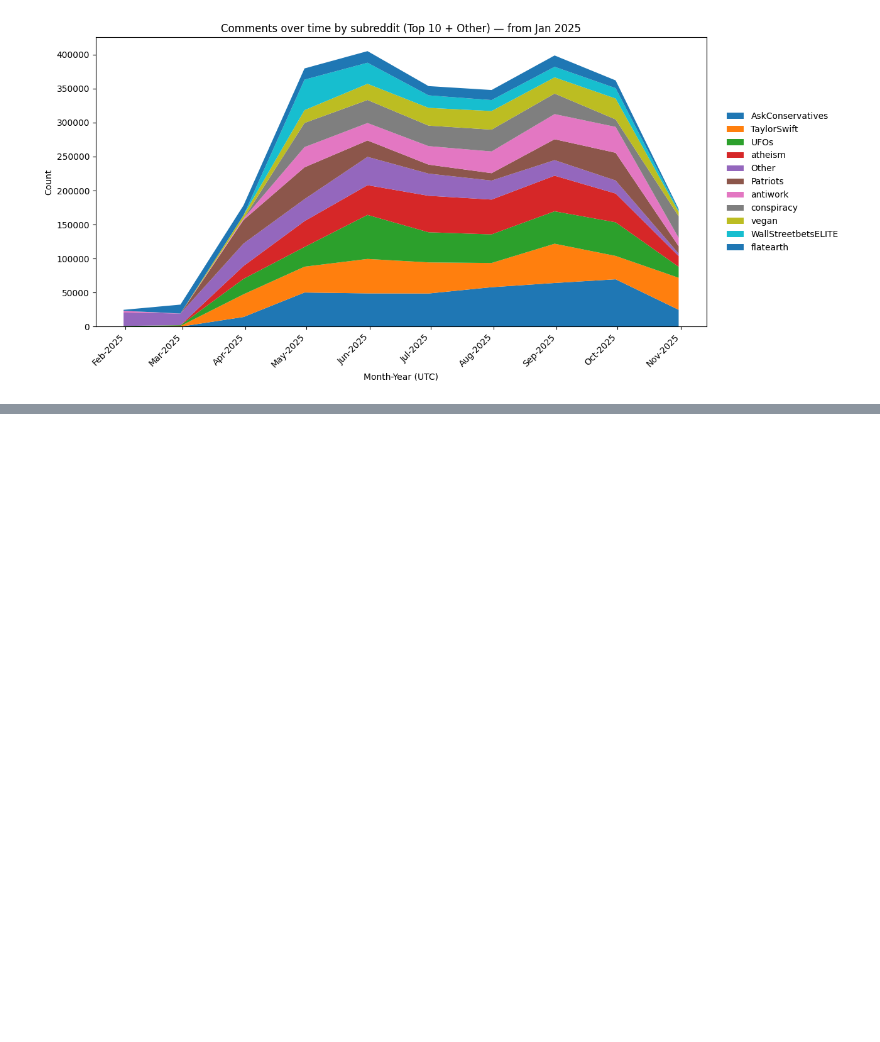
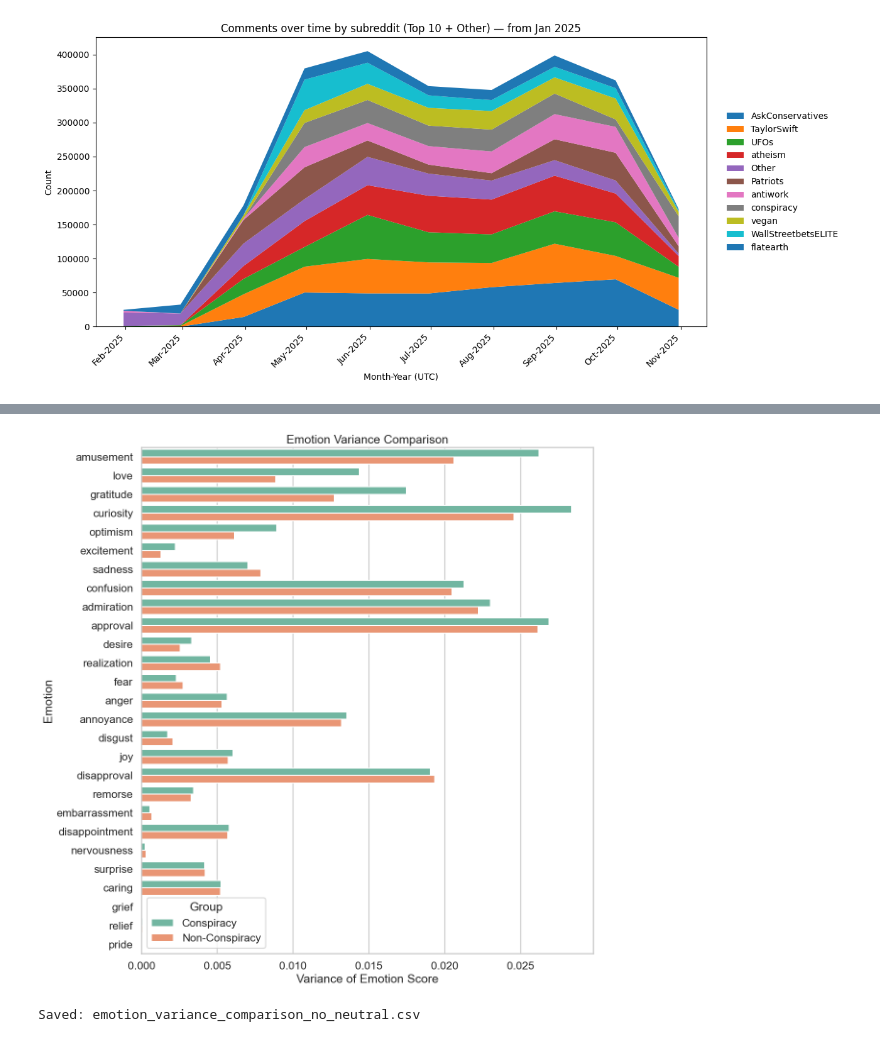
Before and after one commit to EdgeResearch/EC2Vec_experiments, a Jupyter notebook: NLDB2026_consp2vecD_dataset.ipynb, the cells around one changed output, grey strips where cells are left out. Cells and saved outputs as stored; diff of their text form; code cells hidden in the pictures; blank space fills up the shorter version.

```diff
--- a/NLDB2026_consp2vecD_dataset.ipynb
+++ b/NLDB2026_consp2vecD_dataset.ipynb
@@ -703,0 +955,67 @@ print(conspiracy_sentiment/len(conspiracy))
+# %%
+import pandas as pd
+import seaborn as sns
+import matplotlib.pyplot as plt
+
+sns.set(style="whitegrid", context="talk")
+
+# Copia dataframe
+df_c = emotions_conspiracy.copy()
+df_n = emotions_non_conspiracy.copy()
+
+# Selezione colonne comuni (escludo id e neutral)
+cols_c = {c for c in df_c.columns if c not in ["id", "neutral"]}
+cols_n = {c for c in df_n.columns if c not in ["id", "neutral"]}
+emotion_cols = sorted(list(cols_c.intersection(cols_n)))
+
+# Conversione a numerico
+df_c[emotion_cols] = df_c[emotion_cols].apply(pd.to_numeric, errors="coerce")
+df_n[emotion_cols] = df_n[emotion_cols].apply(pd.to_numeric, errors="coerce")
+
+# Calcolo varianze
+var_c = df_c[emotion_cols].var()
+var_n = df_n[emotion_cols].var()
+
+# DataFrame comparativo
+comp = pd.DataFrame({
+    "Emotion": emotion_cols,
+    "Conspiracy": var_c.values,
+    "Non-Conspiracy": var_n.values
+})
+
+# Ordina per differenza assoluta di varianza
+comp["abs_diff"] = (comp["Conspiracy"] - comp["Non-Conspiracy"]).abs()
+comp = comp.sort_values("abs_diff", ascending=False)
+
+# Melt per seaborn
+comp_melted = comp.melt(
+    id_vars="Emotion",
+    value_vars=["Conspiracy", "Non-Conspiracy"],
+    var_name="Group",
+    value_name="Variance"
+)
+
+# Plot
+plt.figure(figsize=(12, 12))
+sns.barplot(
+    data=comp_melted,
+    y="Emotion",
+    x="Variance",
+    hue="Group",
+    palette="Set2"
+)
+
+plt.title("Emotion Variance Comparison")
+plt.xlabel("Variance of Emotion Score")
+plt.ylabel("Emotion")
+plt.legend(title="Group")
+plt.tight_layout()
+plt.savefig("emotion_var.pdf")
+plt.show()
+
+# Salvataggio opzionale
+comp.to_csv("emotion_variance_comparison_no_neutral.csv", index=False)
+print("Saved: emotion_variance_comparison_no_neutral.csv")
+# %% [output]
+[figure, added]
+Saved: emotion_variance_comparison_no_neutral.csv
```
Also changed, not shown: parts of 23 cells of this notebook, 15 other files.
